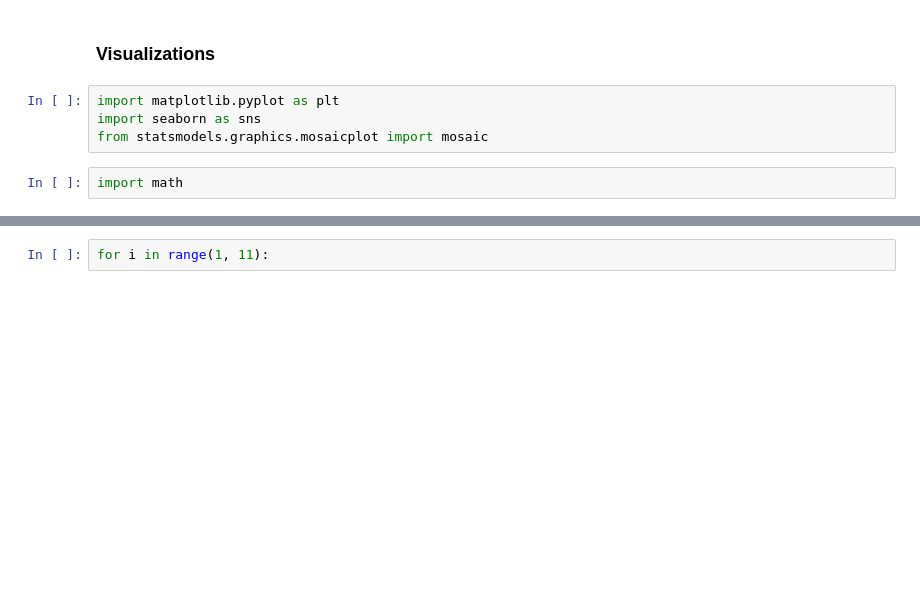
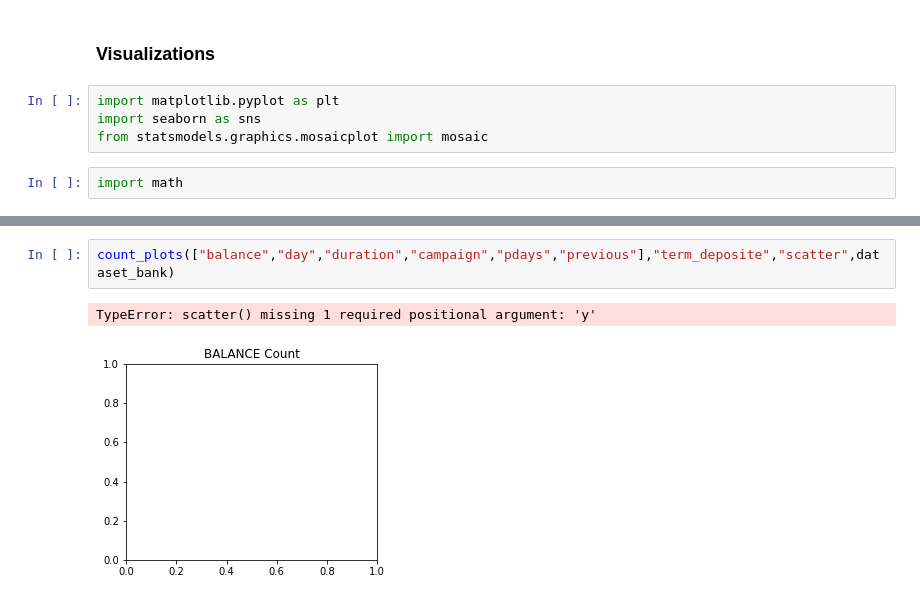
Before and after one commit to sumitraju/data-science, a Jupyter notebook: bank_logistic_regression/bank_logistic_regression.ipynb, the cells around one changed output, grey strips where cells are left out. Cells and saved outputs as stored; diff of their text form; blank space fills up the shorter version.

```diff
--- a/bank_logistic_regression/bank_logistic_regression.ipynb
+++ b/bank_logistic_regression/bank_logistic_regression.ipynb
@@ -240,2 +224,5 @@ Name: y, dtype: int64
-# %%
-for i in range(1, 11):
+# %%
+count_plots(["balance","day","duration","campaign","pdays","previous"],"term_deposite","scatter",dataset_bank)
+# %% [output]
+TypeError: scatter() missing 1 required positional argument: 'y'
+[figure, added]
```
Also changed, not shown: parts of 16 cells of this notebook.
